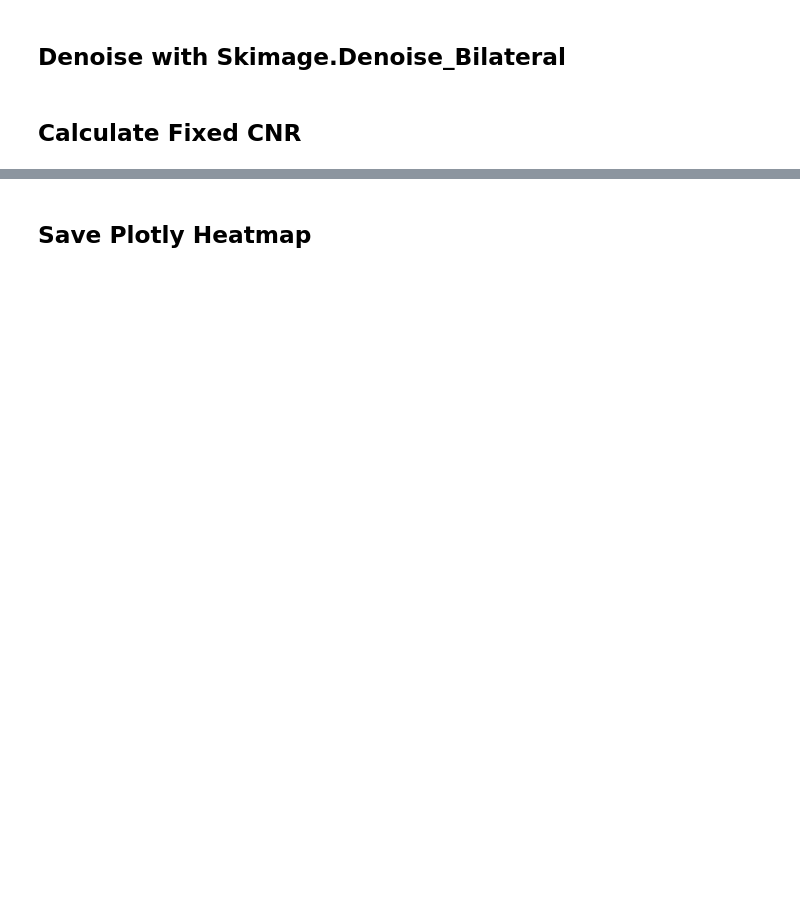
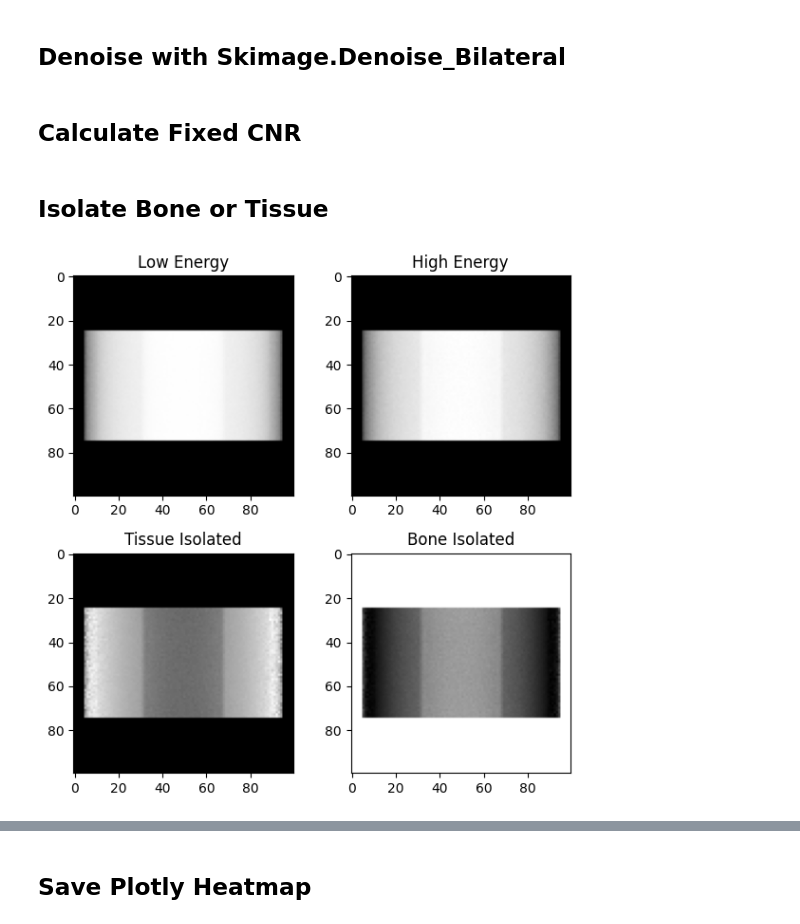
Before and after one commit to miguelcomett/G4_IFI-Team_2024, a Jupyter notebook: miguelcomett/Radiography_Processing.ipynb, the cells around one changed output, grey strips where cells are left out. Cells and saved outputs as stored; diff of their text form; code cells hidden in the pictures; blank space fills up the shorter version.

Commit message:
dexa y root files

```diff
--- a/miguelcomett/Radiography_Processing.ipynb
+++ b/miguelcomett/Radiography_Processing.ipynb
@@ -64,3 +81,15 @@ merge_files(directory, starts_with, output_name)
+# %%
+directory = 'RESULTS/'
+
+root_name = '80kev_250M'
+tree_name = "G4_PCM"
+branch_names = ["PositionX", "PositionY"]
+
+output_name = 'output'
+new_tree_name = "Photons"
+new_branch_names = ["X_axis", "Y_axis"]
+
+ModifyRoot(directory, root_name, tree_name, branch_names, output_name, new_tree_name, new_branch_names)
 # %% [markdown]
 ## Root to Dataframe
 # %%
@@ -80,8 +109,8 @@ def root_to_dask(directory, root_name_starts, tree_name, x_branch, y_branch):
             print(f"Tree '{tree_name}' not found in {file_name}")
             return
 
-        x_values = tree[x_branch].array(library="np") if x_branch in tree else None
-        y_values = tree[y_branch].array(library="np") if y_branch in tree else None
+        x_values = tree[x_branch].array(library="np") if x_branch in tree else print('error_x')
+        y_values = tree[y_branch].array(library="np") if y_branch in tree else print('error_y')
 
         decimal_places = 2
 
@@ -102,23 +131,13 @@ def root_to_dask(directory, root_name_starts, tree_name, x_branch, y_branch):
         return dask_df
 # %%
 directory = 'RESULTS/'
-root_name_starts = "arm_80kev_20M"
+root_name_starts = "output"
 
 tree_name = "Photons"
 x_branch  = "X_axis"
 y_branch  = "Y_axis"
 
-# tree_name = "G4_PCM"
-# x_branch  = "PositionX"
-# y_branch  = "PositionY"
-
 dataframe = root_to_dask(directory, root_name_starts, tree_name, x_branch, y_branch)
-
-x_branch = "X_axis"
-y_branch = 'Y_axis'
-
-# x_branch = 'PositionX'
-# y_branch = 'PositionY'
 
 x_data = dataframe[x_branch].to_dask_array(lengths=True)
 y_data = dataframe[y_branch].to_dask_array(lengths=True)
@@ -169,9 +188,9 @@ def heatmap_array_dask(x_data, y_data, size, num, save_as):
     return normal_map, x_edges, y_edges
 # %%
 size = 60
-bins = 50
+bins = 80
 
-save_as = 'prueba2'
+save_as = ''
 
 htmp_array, xlim, ylim = heatmap_array_dask(x_data, y_data, size, bins, save_as)
 # %% [markdown]
@@ -360,3 +377,5 @@ def CNR(image_path):
 image_path = "RESULTS/" + "" + "prueba2" + ".png"
 
 CNR(image_path)
+# %% [markdown]
+## Isolate Bone or Tissue
@@ -362,0 +440,14 @@ CNR(image_path)
+# %%
+directory = 'RESULTS/'
+rootnames = ["40kev_250M", "80kev_250M"]
+
+tree_name = "Photons"
+x_branch  = "X_axis"
+y_branch  = "Y_axis"
+
+size = 60
+bins = 50
+
+bone, tissue, xlim, ylim = Isolate(directory, rootnames, tree_name, x_branch, y_branch, size, bins)
+# %% [output]
+[figure, added]
```
Also changed, not shown: parts of 11 cells of this notebook, 2 other files.
